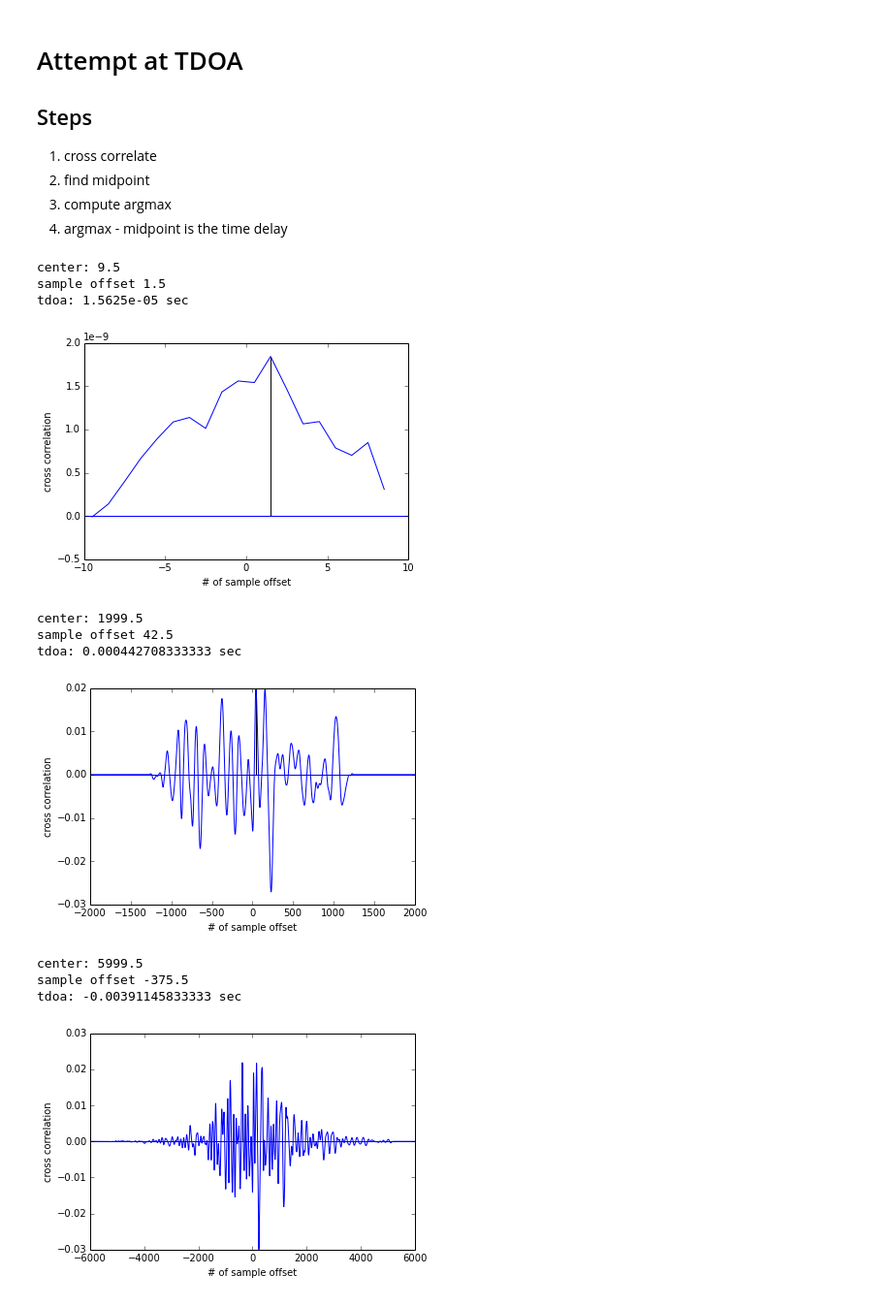
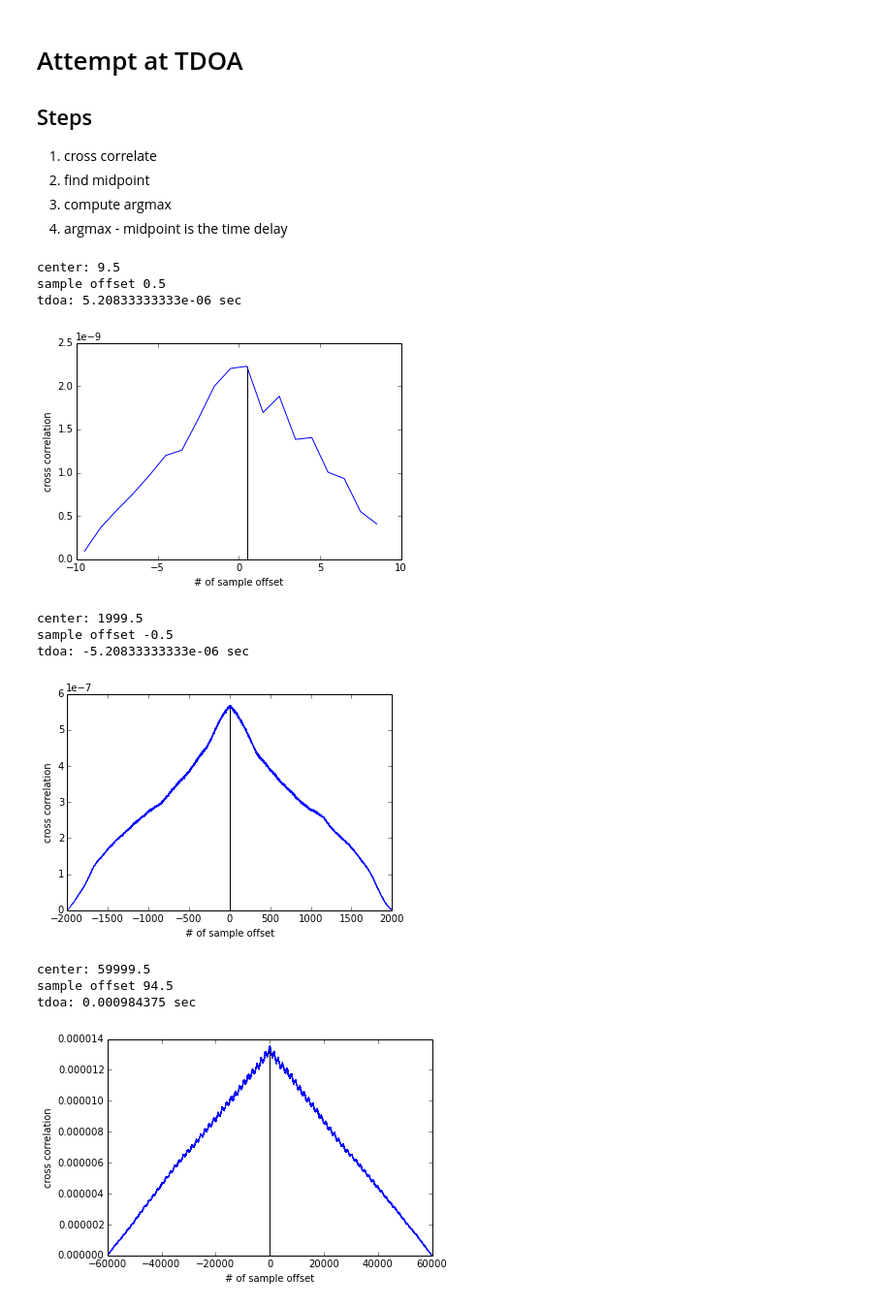
Before and after one commit to mvcisback/damped_waveguide, a Jupyter notebook: tdoa.ipynb, the cells around one changed output. Shown: that part at 97% size. Saved outputs shown, nothing was run; the diff lists cells and outputs as text; code cells hidden in the pictures.

```diff
--- a/tdoa.ipynb
+++ b/tdoa.ipynb
@@ -35,11 +35,10 @@ plt.show()
 # %% [markdown]
 # Zooming in on 1000 samples
 # %%
-START = 240000
-OFFSET = 8000
-x = range(START, START+OFFSET)
-plt.plot(x, captured[0, START:START+OFFSET])
-plt.plot(x, captured[1, START:START+OFFSET])
+START = 44000
+x = range(START, START+6000)
+plt.plot(x, captured[0, START:START+6000])
+plt.plot(x, captured[1, START:START+6000])
 plt.xlabel("nth sample")
 plt.ylabel("amplitude")
 plt.show()
@@ -74,20 +73,20 @@ def tdoa(end):
 tdoa(START+10)
 # %% [output]
 center: 9.5
-sample offset 1.5
-tdoa: 1.5625e-05 sec
+sample offset 0.5
+tdoa: 5.20833333333e-06 sec
-[figure, old version]
+[figure, new version]
 # %%
 tdoa(START+2000)
 # %% [output]
 center: 1999.5
-sample offset 42.5
-tdoa: 0.000442708333333 sec
+sample offset -0.5
+tdoa: -5.20833333333e-06 sec
-[figure, old version]
+[figure, new version]
 # %%
-tdoa(START+6000)
+tdoa(START+60000)
 # %% [output]
-center: 5999.5
-sample offset -375.5
-tdoa: -0.00391145833333 sec
+center: 59999.5
+sample offset 94.5
+tdoa: 0.000984375 sec
-[figure, old version]
+[figure, new version]
```
Also changed, not shown: parts of 10 cells of this notebook, 6 other files.
